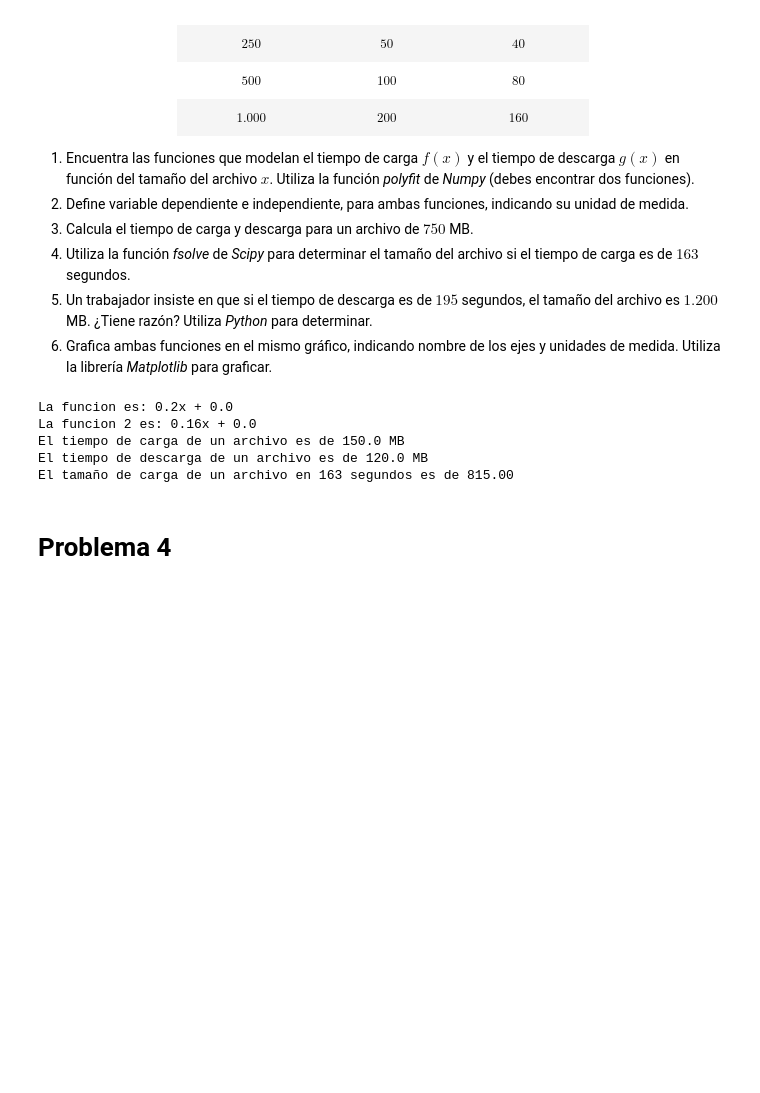
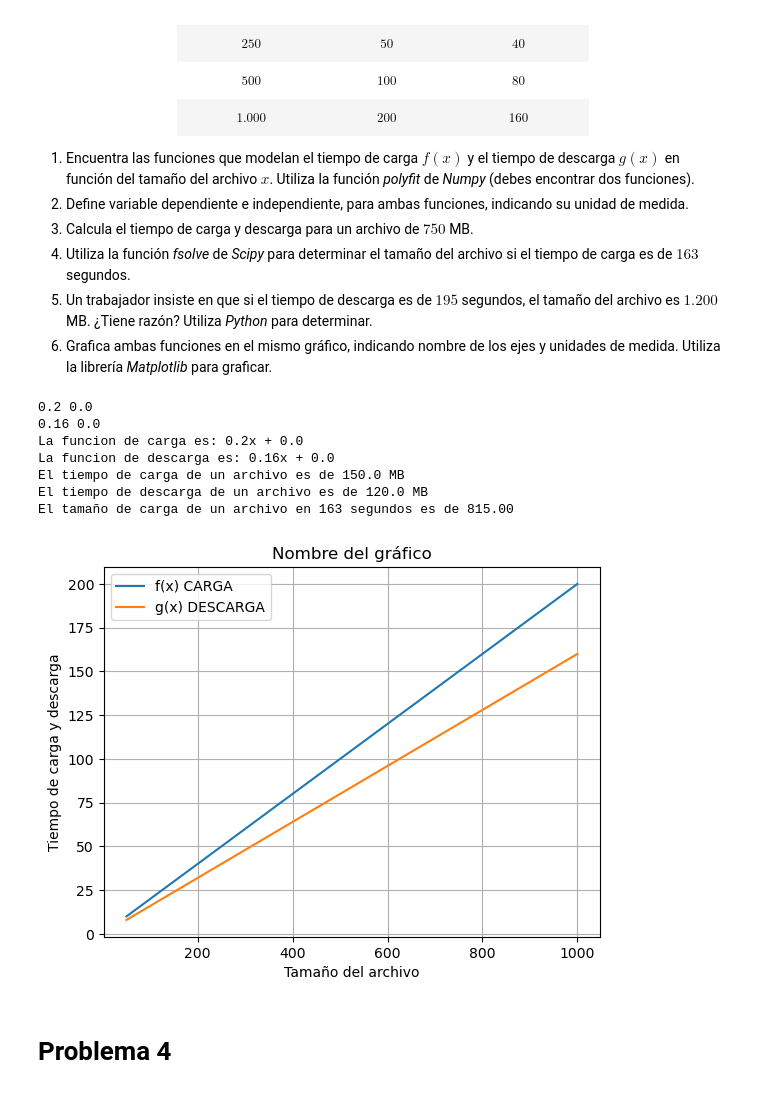
Before and after one commit to jd06p/mates, a Jupyter notebook: G2_Función_Lineal.ipynb, the cells around one changed output. Saved outputs shown, nothing was run; the diff lists cells and outputs as text; code cells hidden in the pictures; blank space fills up the shorter version.

```diff
--- a/G2_Función_Lineal.ipynb
+++ b/G2_Función_Lineal.ipynb
@@ -132,42 +132,67 @@ Una empresa de tecnología quiere optimizar el tiempo de carga y descarga de arc
 5. Un trabajador insiste en que si el tiempo de descarga es de $195$ segundos, el tamaño del archivo es $1.200$ MB. ¿Tiene razón? Utiliza *Python* para determinar.
 6. Grafica ambas funciones en el mismo gráfico, indicando nombre de los ejes y unidades de medida. Utiliza la librería *Matplotlib* para graficar.
 # %%
+import numpy as np
+import matplotlib.pyplot as plt
+import sympy as sp
+
 #VD Tiempo de carga y descarga
 #VI Tamaño del archivo
 
 x = np.array([50,100,250,500,1000])
 y = np.array([10,20,50,100,200])
 #Si la función es de grado 1
 pendiente, intercepto = np.polyfit(x, y, 1)
+y2 = np.array([8,16,40,80,160])
+#Si la función es de grado 1
+pendiente2, intercepto2 = np.polyfit(x, y2, 1)
 
-x = np.array([50,100,250,500,1000])
-y = np.array([8,16,40,80,160])
-#Si la función es de grado 1
-pendiente2, intercepto2 = np.polyfit(x, y, 1)
+m1,n1=np.polyfit(x,y,1)
+m2,n2=np.polyfit(x,y2,1)
 
-print(f"La funcion es: {round(pendiente,2)}x + {round(intercepto,2)}")
-print(f"La funcion 2 es: {round(pendiente2,2)}x + {round(intercepto2,2)}")
+m1=round(m1,5)
+n1=round(n1,5)
+m2=round(m2,5)
+n2=round(n2,5)
+
+print(m1,n1)
+print(m2,n2)
+
+print(f"La funcion de carga es: {round(pendiente,2)}x + {round(intercepto,2)}")
+print(f"La funcion de descarga es: {round(pendiente2,2)}x + {round(intercepto2,2)}")
 
 def f(x):
     return 0.2*x + 0.0
 
 def g(x):
     return 0.16*x + 0.0
 
 
 print(f"El tiempo de carga de un archivo es de {f(750)} MB")
 print(f"El tiempo de descarga de un archivo es de {g(750)} MB")
 
 x=sp.Symbol('x') #'variable de la ecuación
 ecuacion = sp.Eq(0.2*x + 0.0,163) #ecuacion
 solucion = sp.solve(ecuacion,x)
 print(f"El tamaño de carga de un archivo en 163 segundos es de {solucion[0]:.2f}")
+
+x = np.arange(50, 1000, 0.1)
+plt.plot(x, f(x), label ="f(x) CARGA")
+plt.plot(x, g(x), label ="g(x) DESCARGA")
+plt.title('Nombre del gráfico')
+plt.ylabel('Tiempo de carga y descarga')
+plt.xlabel('Tamaño del archivo')
+plt.legend()
+plt.grid()
 # %% [output]
-La funcion es: 0.2x + 0.0
-La funcion 2 es: 0.16x + 0.0
+0.2 0.0
+0.16 0.0
+La funcion de carga es: 0.2x + 0.0
+La funcion de descarga es: 0.16x + 0.0
 El tiempo de carga de un archivo es de 150.0 MB
 El tiempo de descarga de un archivo es de 120.0 MB
 El tamaño de carga de un archivo en 163 segundos es de 815.00
+[figure, added]
 # %% [markdown]
 # Problema 4
 # %% [markdown]
```
Also changed, not shown: parts of 1 cell of this notebook.
